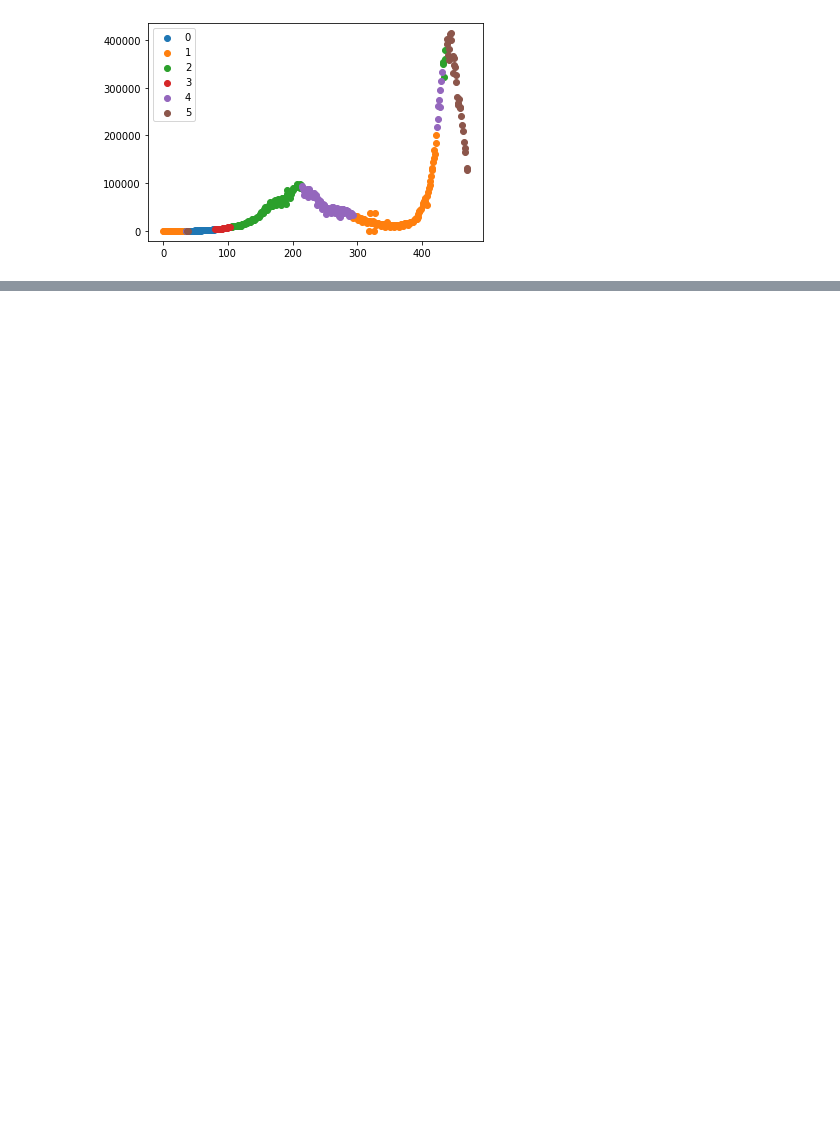
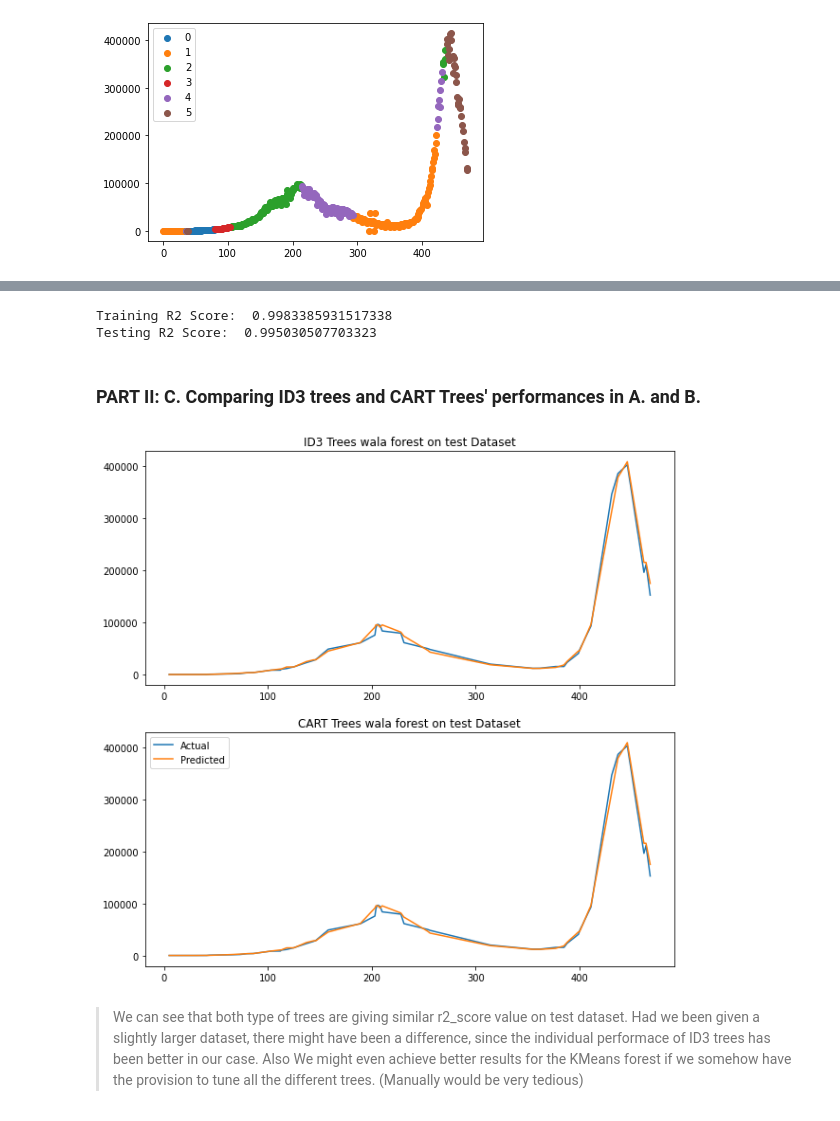
Before and after one commit to Pulkit-m/Machine-Learning, a Jupyter notebook: assignment1/assignment1.ipynb, the cells around one changed output, grey strips where cells are left out. Cells and saved outputs as stored; diff of their text form; code cells hidden in the pictures; blank space fills up the shorter version.

```diff
--- a/assignment1/assignment1.ipynb
+++ b/assignment1/assignment1.ipynb
@@ -1050,0 +1079,2 @@ R2_score(predicted, actual)
+# %%
+CARTForest = randomForest(train_df, K,min_samples = 5, algo = 'CART') #K = 6 defined above
@@ -1050,0 +1116,30 @@ R2_score(predicted, actual)
+# %%
+actual_test_values = test_df.iloc[:,-1]
+actual_train_values = train_df.iloc[:,-2]
+CARTForestPredictions = test_df.apply(forest_sample_predict, axis = 1, args = (CARTForest,))
+CARTForestPredictions_train = train_df.iloc[:,:-1].apply(forest_sample_predict, axis = 1, args = (CARTForest,))
+print("Training R2 Score: ", R2_score(CARTForestPredictions_train, actual_train_values))
+print("Testing R2 Score: ", R2_score(CARTForestPredictions, actual_test_values))
+# %% [output]
+Training R2 Score:  0.9983385931517338
+Testing R2 Score:  0.995030507703323
+# %% [markdown]
+### PART II: C. Comparing ID3 trees and CART Trees' performances in A. and B.
+# %%
+fig, ax1 = plt.subplots(2,1,figsize = (10,10))
+ax1[0].plot(actual_test_values.sort_index(), label = "Actual")
+ax1[0].plot(id3ForestPredictions.sort_index(), label = "Predicted")
+ax1[0].set_title("ID3 Trees wala forest on test Dataset")
+
+ax1[1].plot(actual_test_values.sort_index(), label = "Actual")
+ax1[1].plot(CARTForestPredictions.sort_index(), label = "Predicted")
+ax1[1].set_title("CART Trees wala forest on test Dataset")
+plt.legend()
+plt.savefig("./plots/KMeansForests.png")
+plt.show()
+# %% [output]
+[figure, added]
+# %% [markdown]
+> We can see that both type of trees are giving similar r2_score value on test dataset.
+Had we been given a slightly larger dataset, there might have been a difference, since the individual performace of ID3 trees has been better in our case.
+Also We might even achieve better results for the KMeans forest if we somehow have the provision to tune all the different trees. (Manually would be very tedious)
```
Also changed, not shown: parts of 36 cells of this notebook, 5 other files.
